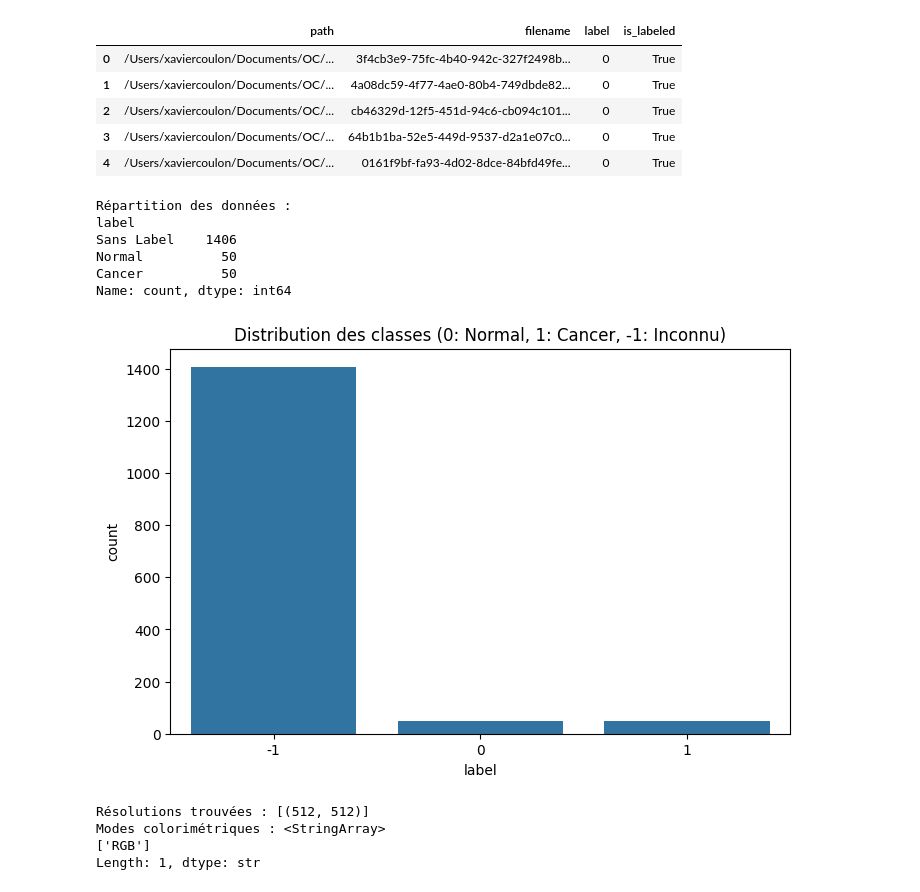
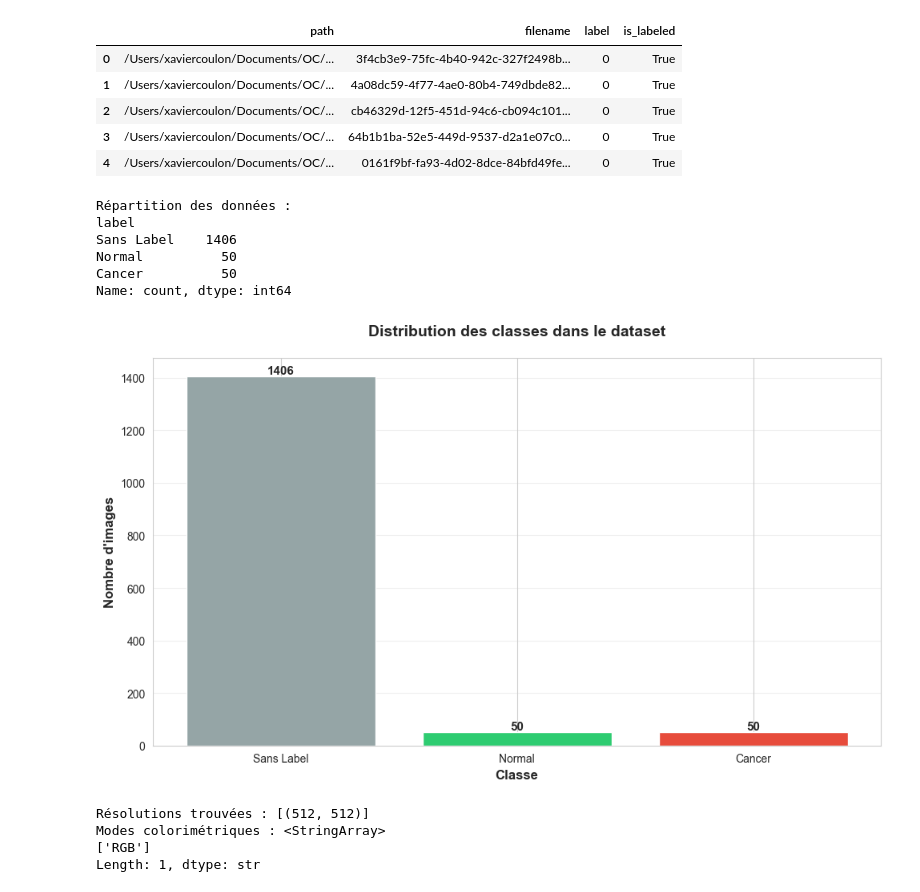
Before and after one commit to XavierCoulon/OC_P10_SSL_BrainScanAI, a Jupyter notebook: notebooks/01_eda_exploration.ipynb, the cells around one changed output. Cells and saved outputs as stored; diff of their text form; code cells hidden in the pictures.

Commit message:
improve notebooks, especially visualisations

```diff
--- a/notebooks/01_eda_exploration.ipynb
+++ b/notebooks/01_eda_exploration.ipynb
@@ -18,22 +18,38 @@ df.head()
 | 4 | /Users/xaviercoulon/Documents/OC/... | 0161f9bf-fa93-4d02-8dce-84bfd49fe... | 0 | True |
 # %%
 # Distribution des classes
+counts = df["label"].value_counts().sort_index()
 print("Répartition des données :")
-print(df["label"].value_counts().rename({0: "Normal", 1: "Cancer", -1: "Sans Label"}))
+print(counts.rename({0: "Normal", 1: "Cancer", -1: "Sans Label"}))
 
-# Visualisation rapide
-plt.figure(figsize=(8, 5))
-sns.countplot(data=df, x="label")
-plt.title("Distribution des classes (0: Normal, 1: Cancer, -1: Inconnu)")
+# Visualisation améliorée
+fig, ax = plt.subplots(figsize=(10, 6))
+colors = ["#95a5a6", "#2ecc71", "#e74c3c"]
+bars = ax.bar(["Sans Label", "Normal", "Cancer"], counts[[-1, 0, 1]], color=colors)
+
+# Ajouter les valeurs sur les barres
+for bar in bars:
+    height = bar.get_height()
+    ax.text(bar.get_x() + bar.get_width()/2., height,
+            f'{int(height)}', ha='center', va='bottom',
+            fontsize=11, fontweight='bold')
+
+# Personnaliser
+ax.set_xlabel("Classe", fontsize=12, fontweight='bold')
+ax.set_ylabel("Nombre d'images", fontsize=12, fontweight='bold')
+ax.set_title("Distribution des classes dans le dataset", fontsize=14, fontweight='bold', pad=20)
+ax.grid(axis='y', alpha=0.3)
+
+plt.tight_layout()
 plt.show()
 # %% [output]
 Répartition des données :
 label
 Sans Label    1406
 Normal          50
 Cancer          50
 Name: count, dtype: int64
-[figure, old version]
+[figure, new version]
 # %%
 import sys
 sys.path.append('..')
```
Also changed, not shown: 5 other files.
